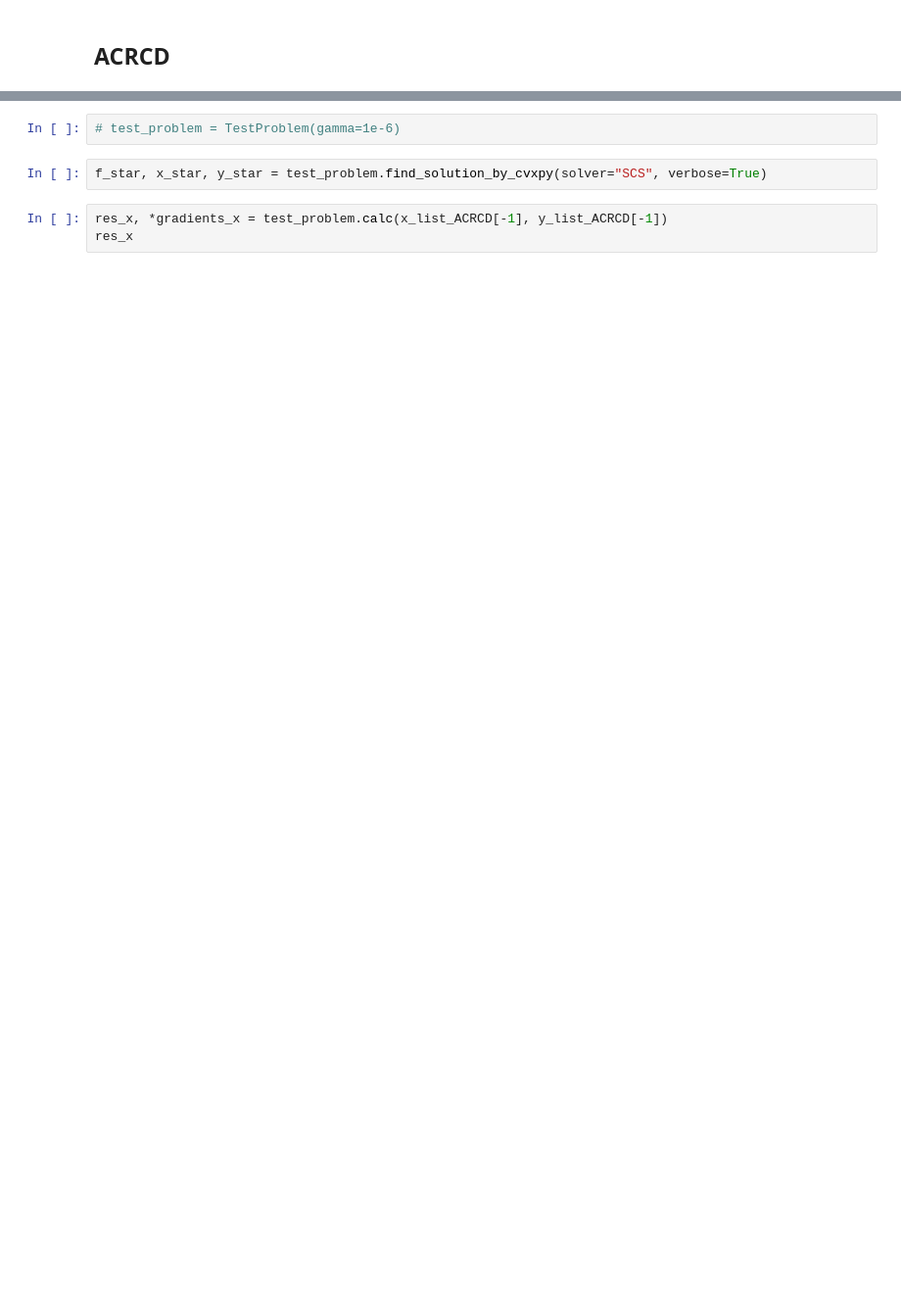
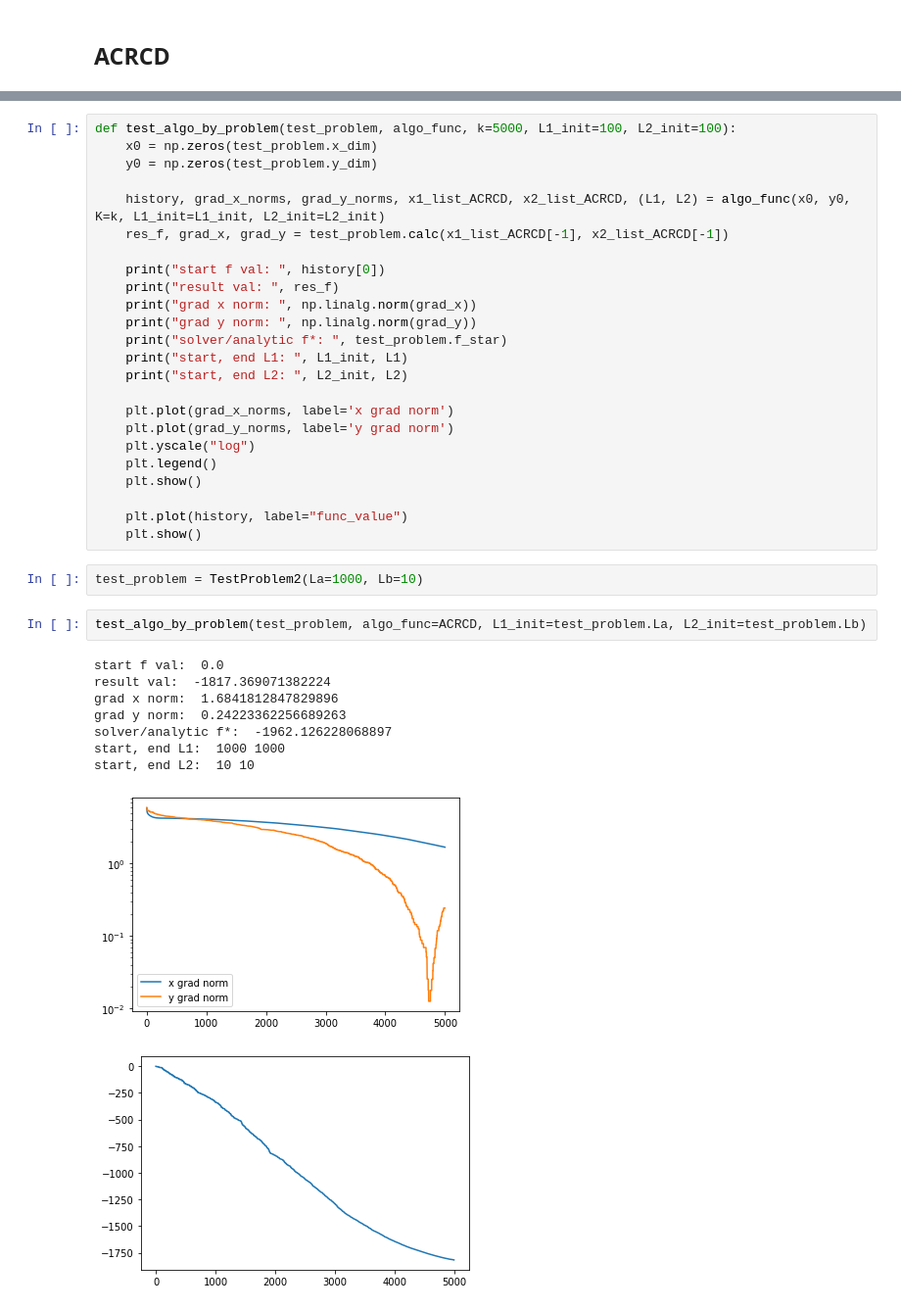
Before and after one commit to Lareton/transport_network_optimization, a Jupyter notebook: sample.ipynb, the cells around one changed output, grey strips where cells are left out. Shown at 98% size. Saved outputs shown, nothing was run; the diff lists cells and outputs as text; blank space fills up the shorter version.

```diff
--- a/sample.ipynb
+++ b/sample.ipynb
@@ -160,7 +112,38 @@ Ls, test_problem.gamma
-# %%
-# test_problem = TestProblem(gamma=1e-6)
-# %%
-f_star, x_star, y_star = test_problem.find_solution_by_cvxpy(solver="SCS", verbose=True)
-# %%
-res_x, *gradients_x = test_problem.calc(x_list_ACRCD[-1], y_list_ACRCD[-1])
-res_x
+# %%
+def test_algo_by_problem(test_problem, algo_func, k=5000, L1_init=100, L2_init=100):
+    x0 = np.zeros(test_problem.x_dim)
+    y0 = np.zeros(test_problem.y_dim)
+
+    history, grad_x_norms, grad_y_norms, x1_list_ACRCD, x2_list_ACRCD, (L1, L2) = algo_func(x0, y0, K=k, L1_init=L1_init, L2_init=L2_init)
+    res_f, grad_x, grad_y = test_problem.calc(x1_list_ACRCD[-1], x2_list_ACRCD[-1])
+
+    print("start f val: ", history[0])
+    print("result val: ", res_f)
+    print("grad x norm: ", np.linalg.norm(grad_x))
+    print("grad y norm: ", np.linalg.norm(grad_y))
+    print("solver/analytic f*: ", test_problem.f_star)
+    print("start, end L1: ", L1_init, L1)
+    print("start, end L2: ", L2_init, L2)
+
+    plt.plot(grad_x_norms, label='x grad norm')
+    plt.plot(grad_y_norms, label='y grad norm')
+    plt.yscale("log")
+    plt.legend()
+    plt.show()
+
+    plt.plot(history, label="func_value")
+    plt.show()
+# %%
+test_problem = TestProblem2(La=1000, Lb=10)
+# %%
+test_algo_by_problem(test_problem, algo_func=ACRCD, L1_init=test_problem.La, L2_init=test_problem.Lb)
+# %% [output]
+start f val:  0.0
+result val:  -1817.369071382224
+grad x norm:  1.6841812847829896
+grad y norm:  0.24223362256689263
+solver/analytic f*:  -1962.126228068897
+start, end L1:  1000 1000
+start, end L2:  10 10
+[figure, added]
+[figure, added]
```
Also changed, not shown: parts of 22 cells of this notebook, 1 other file.
